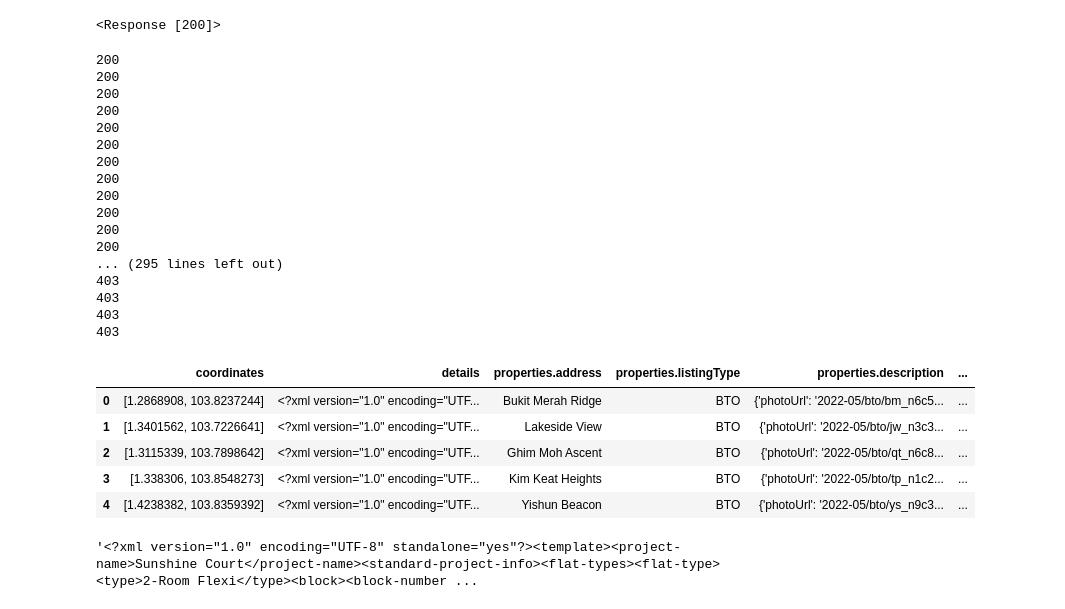
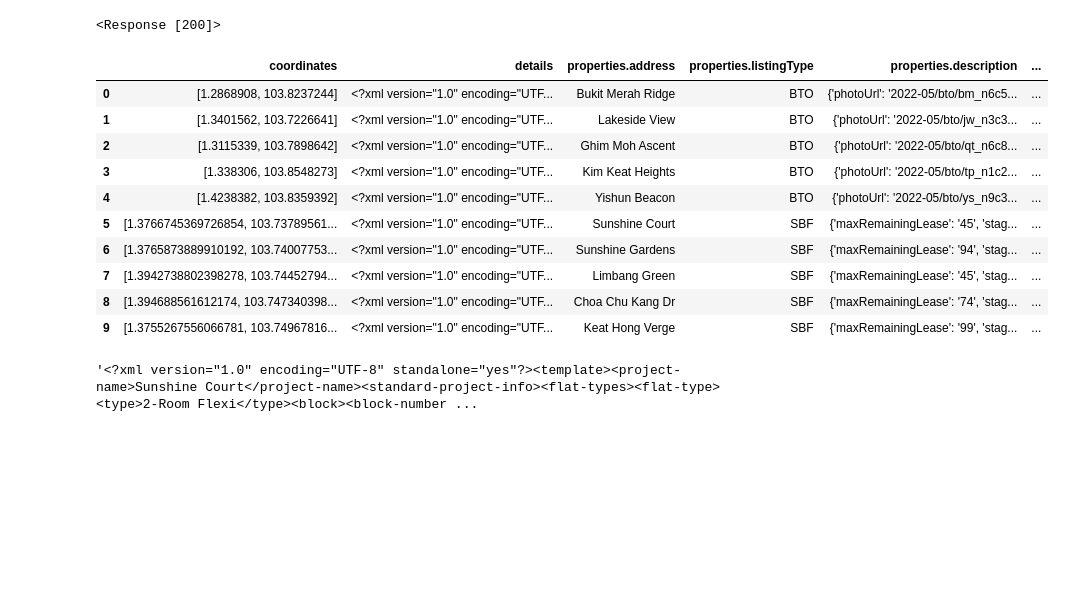
Before and after one commit to williamng95/hdb-data, a Jupyter notebook: sales-launch/hdb-flat-portal.ipynb, the cells around one changed output. Cells and saved outputs as stored; diff of their text form; code cells hidden in the pictures; blank space fills up the shorter version.

```diff
--- a/sales-launch/hdb-flat-portal.ipynb
+++ b/sales-launch/hdb-flat-portal.ipynb
@@ -27,7 +28,7 @@ headers = {
     'authority': 'homes.hdb.gov.sg',
     'sec-ch-ua': '" Not;A Brand";v="99", "Google Chrome";v="91", "Chromium";v="91"',
     'accept': 'application/json, text/plain, */*',
-    'sessionid': 'defaultsessionID',
+    'sessionid': 'a',
     'sec-ch-ua-mobile': '?0',
     'user-agent': 'Mozilla/5.0 (Windows NT 10.0; Win64; x64) AppleWebKit/537.36 (KHTML, like Gecko) Chrome/91.0.4472.77 Safari/537.36',
     'content-type': 'application/json',
@@ -55,59 +55,50 @@ detailedUrl='https://resources.homes.hdb.gov.sg/nf/{}.xml'
 # https://resources.homes.hdb.gov.sg/nf/2021-05/bto/tg_d2c4/2021-05_BTO_VEdfRDJDNF8xNjE5NTAyODQxMDYz.xml
 #all project details xml link follow this format - works well for BTO
 
-for x in jsonstr:
-    storageDict={}
-#     to try and reduce API calls on price range
+for x in tqdm(jsonstr):
+    # select only those launching
     x['properties']['description']=x['properties']['description'][0]
-    if x['properties']['listingType']=='BTO':
-        projPath=x['properties']['description'].get('photoUrl','').rpartition('/')[0]
-        newUrl=detailedUrl.format(projPath+'/'+x['properties']['description']['projectId'])
-        details=s.get(newUrl)
-    elif x['properties']['listingType']=='SBF':
-        ballotQtr=x['properties']['description']['ballotQtr']
-        projectID=x['properties']['description']['projectId']
-        projDict='{"projectId":"'+projectID+'"}'
+    if x['properties']['description']['stage']=='Launch':
         storageDict={}
-        x['availability']=json.loads(s.post('https://homes.hdb.gov.sg/home-api/public/v1/launch/getProjectAvailabilityAndEthnic',data=projDict).text)
-        for block,value in x['availability']['projectBlockFlatTypeInfoMap'].items():
-            for flatType in value.keys():
-                if storageDict.get(flatType) is None:
-                    priceDict='{"projectId":"'+projectID+'","flatType":"'+flatType+'"}'
-                    storageDict[flatType]=s.post('https://homes.hdb.gov.sg/home-api/public/v1/launch/getPriceRangeAcrossTownByProjectIdAndFlatType',data=priceDict).text
-                x['availability']['projectBlockFlatTypeInfoMap'][block][flatType]['areaPrice']=storageDict[flatType]
+    #     to try and reduce API calls on price range
+        if x['properties']['listingType']=='BTO':
+            projPath=x['properties']['description'].get('photoUrl','').rpartition('/')[0]
+            newUrl=detailedUrl.format(projPath+'/'+x['properties']['description']['projectId'])
+            details=s.get(newUrl)
+        elif x['properties']['listingType']=='SBF':
+            ballotQtr=x['properties']['description']['ballotQtr']
+            projectID=x['properties']['description']['projectId']
+            projDict='{"projectId":"'+projectID+'"}'
+            storageDict={}
+            x['availability']=json.loads(s.post('https://homes.hdb.gov.sg/home-api/public/v1/launch/getProjectAvailabilityAndEthnic',data=projDict).text)
+            for block,value in x['availability']['projectBlockFlatTypeInfoMap'].items():
+                for flatType in value.keys():
+                    if storageDict.get(flatType) is None:
+                        priceDict='{"projectId":"'+projectID+'","flatType":"'+flatType+'"}'
+                        storageDict[flatType]=s.post('https://homes.hdb.gov.sg/home-api/public/v1/launch/getPriceRangeAcrossTownByProjectIdAndFlatType',data=priceDict).text
+                    x['availability']['projectBlockFlatTypeInfoMap'][block][flatType]['areaPrice']=storageDict[flatType]
 
-        details  = s.post('https://homes.hdb.gov.sg/home-api/public/v1/launch/getUnitXml',data=projDict)
-    if details.status_code!=requests.codes.ok:
-        print(details.text)
-    x['details']=details.text
+            details  = s.post('https://homes.hdb.gov.sg/home-api/public/v1/launch/getUnitXml',data=projDict)
+        if details.status_code!=requests.codes.ok:
+            print(x)
+        x['details']=details.text
+        # slowdown requests
+        time.sleep(0.5)
-# %% [output]
-200
-200
-200
-200
-200
-200
-200
-200
-200
-200
-200
-200
-... (295 lines left out)
-403
-403
-403
-403
 # %%
 df=pd.json_normalize(jsonstr,max_level=1)
-df.head(5)
+df.head(10)
 # %% [output]
 |  | coordinates | details | properties.address | properties.listingType | properties.description | ... |
 | 0 | [1.2868908, 103.8237244] | <?xml version="1.0" encoding="UTF... | Bukit Merah Ridge | BTO | {'photoUrl': '2022-05/bto/bm_n6c5... | ... |
 | 1 | [1.3401562, 103.7226641] | <?xml version="1.0" encoding="UTF... | Lakeside View | BTO | {'photoUrl': '2022-05/bto/jw_n3c3... | ... |
 | 2 | [1.3115339, 103.7898642] | <?xml version="1.0" encoding="UTF... | Ghim Moh Ascent | BTO | {'photoUrl': '2022-05/bto/qt_n6c8... | ... |
 | 3 | [1.338306, 103.8548273] | <?xml version="1.0" encoding="UTF... | Kim Keat Heights | BTO | {'photoUrl': '2022-05/bto/tp_n1c2... | ... |
 | 4 | [1.4238382, 103.8359392] | <?xml version="1.0" encoding="UTF... | Yishun Beacon | BTO | {'photoUrl': '2022-05/bto/ys_n9c3... | ... |
+| 5 | [1.3766745369726854, 103.73789561... | <?xml version="1.0" encoding="UTF... | Sunshine Court | SBF | {'maxRemainingLease': '45', 'stag... | ... |
+| 6 | [1.3765873889910192, 103.74007753... | <?xml version="1.0" encoding="UTF... | Sunshine Gardens | SBF | {'maxRemainingLease': '94', 'stag... | ... |
+| 7 | [1.3942738802398278, 103.74452794... | <?xml version="1.0" encoding="UTF... | Limbang Green | SBF | {'maxRemainingLease': '45', 'stag... | ... |
+| 8 | [1.394688561612174, 103.747340398... | <?xml version="1.0" encoding="UTF... | Choa Chu Kang Dr | SBF | {'maxRemainingLease': '74', 'stag... | ... |
+| 9 | [1.3755267556066781, 103.74967816... | <?xml version="1.0" encoding="UTF... | Keat Hong Verge | SBF | {'maxRemainingLease': '99', 'stag... | ... |
 # %%
 df['details'][5]
 # %% [output]
```
Also changed, not shown: parts of 3 cells of this notebook.
